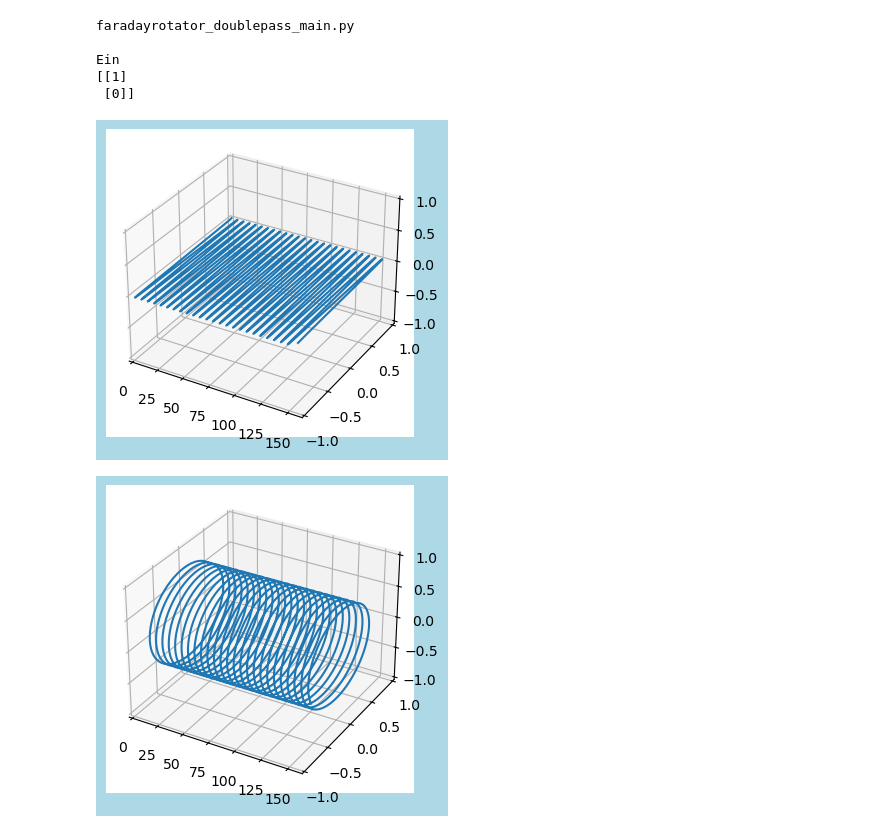
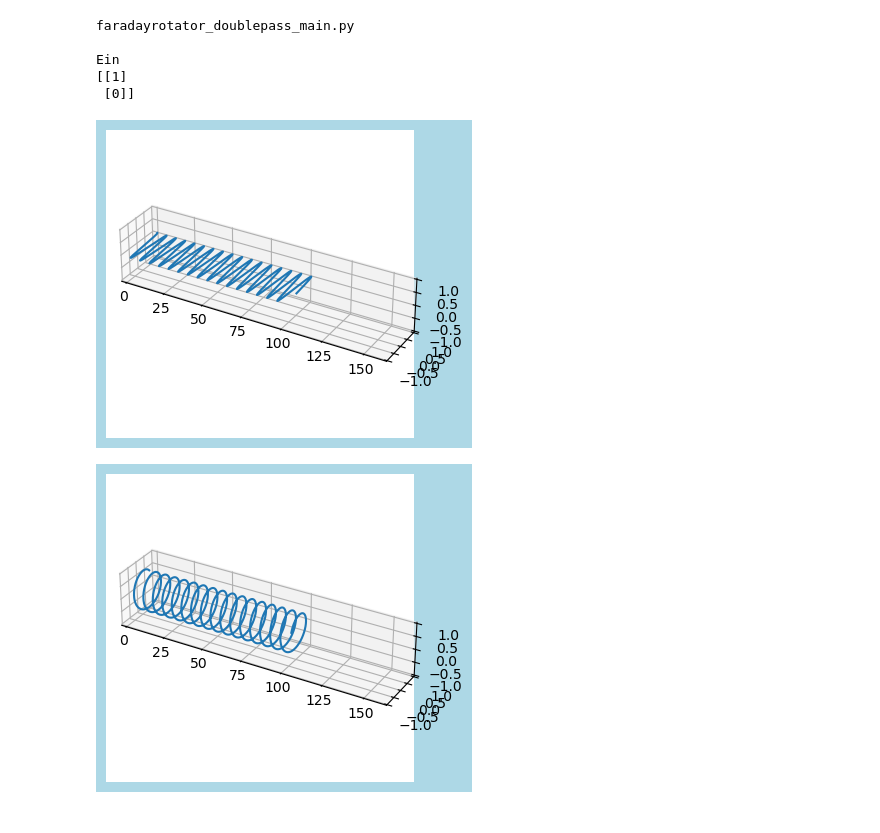
Before and after one commit to tacticstactics/reflection-phase-change, a Jupyter notebook: circular_polarization_propagate_main.ipynb, the cells around one changed output. Drawn from its saved outputs; the diff is of its cells as text; code cells hidden in the pictures.

```diff
--- a/circular_polarization_propagate_main.ipynb
+++ b/circular_polarization_propagate_main.ipynb
@@ -15,12 +15,12 @@ import matplotlib.pyplot as plt
 
 import Polarimeter_def
 
-m = 1 * 512
-m = 2 * 512
-m = 3 * 512
+#m = 1 * 512
+#m = 2 * 512
+#m = 3 * 512
 m = 4 * 512
-m = 5 * 512
-m = 6 * 512
+#m = 5 * 512
+#m = 6 * 512
 
 Ein = np.array([[1],[0]])
 
@@ -148,36 +148,38 @@ fig = plt.figure(figsize = (40,4), facecolor='lightblue')
 #ax1 = plt.axes(projection = '3d')
 ax1 = fig.add_subplot(1,1,1,projection = '3d')
 ax1.plot3D(opl1_col,E1x_col, E1y_col)
+ax1.set_box_aspect(aspect=(5, 1, 1))
 ax1.set_xlim(0,160)
 ax1.set_zlim(-1,1)
 ax1.set_ylim(-1,1)
 #ax1.set_title('3d plot');
 
 
 
 fig2 = plt.figure(figsize = (40,4), facecolor='lightblue')
 ax2 = fig2.add_subplot(1,1,1,projection = '3d')
 ax2.plot3D(opl2_col,E2x_col, E2y_col)
+ax2.set_box_aspect(aspect=(5, 1, 1))
 ax2.set_xlim(0,160)
 ax2.set_zlim(-1,1)
 ax2.set_ylim(-1,1)
 
 #ax3 = fig.add_subplot(1,4,3,projection = '3d')
 #ax3.plot3D(opl3_col,E3x_col, E3y_col)
 #ax3.set_zlim(-1,1)
 #ax3.set_ylim(-1,1)
 
 #ax4 = fig.add_subplot(1,4,4,projection = '3d')
 #ax4.plot3D(opl4_col,E4x_col, E4y_col)
 #ax4.set_zlim(-1,1)
 #ax4.set_ylim(-1,1)
 
 plt.show()
 # %% [output]
 faradayrotator_doublepass_main.py
 
 Ein
 [[1]
  [0]]
-[figure, old version]
+[figure, new version]
-[figure, old version]
+[figure, new version]
```
Also changed, not shown: 1 other file.
